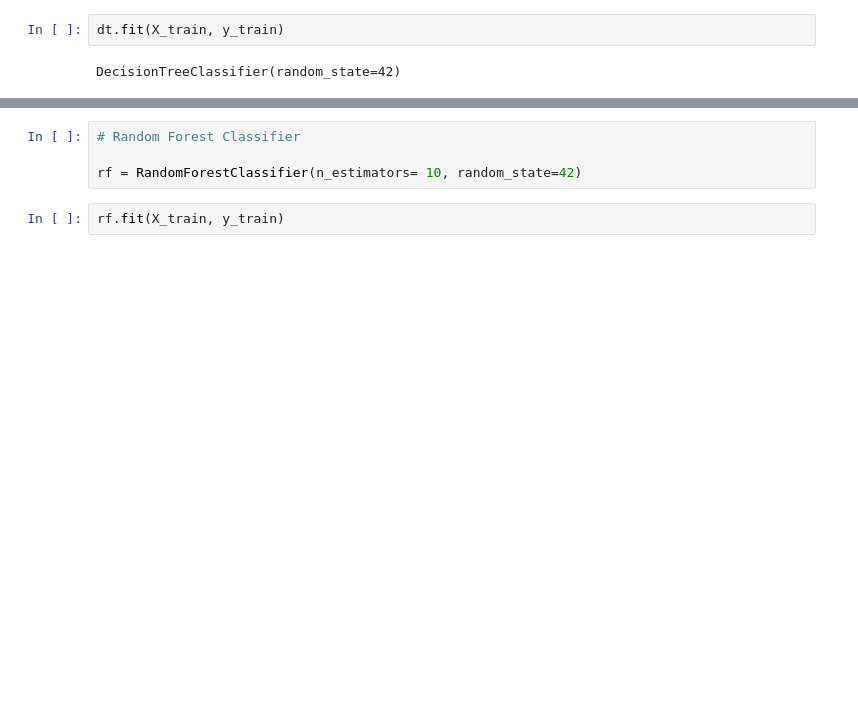
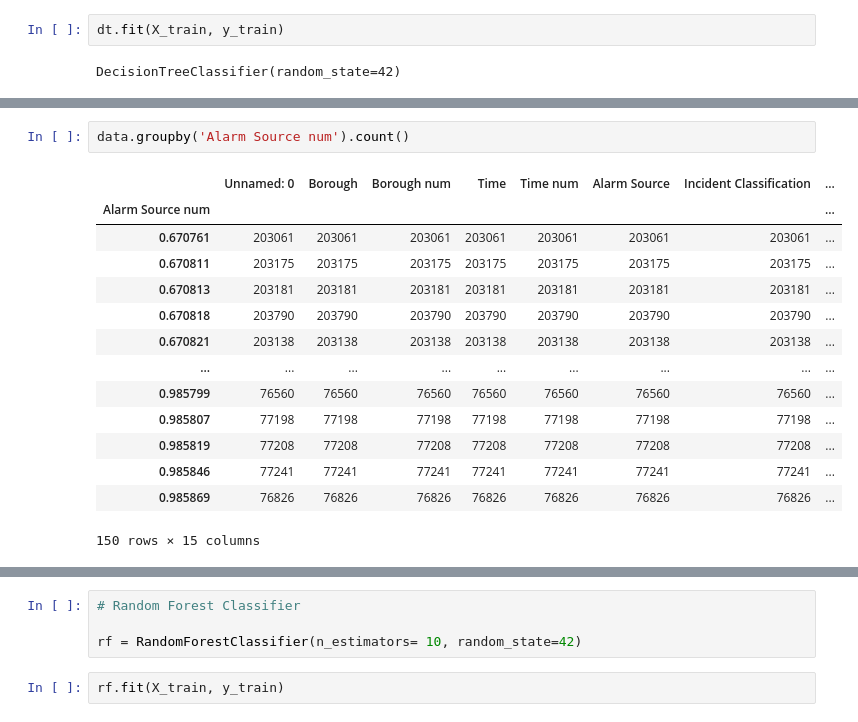
Before and after one commit to 415jason/NYC-Fire-Data, a Jupyter notebook: DTSC2302_ProjectCode.ipynb, the cells around one changed output, grey strips where cells are left out. Drawn from its saved outputs; the diff is of its cells as text; blank space fills up the shorter version.

```diff
--- a/DTSC2302_ProjectCode.ipynb
+++ b/DTSC2302_ProjectCode.ipynb
@@ -117,0 +98,17 @@ plt.show
+# %%
+data.groupby('Alarm Source num').count()
+# %% [output]
+|  | Unnamed: 0 | Borough | Borough num | Time | Time num | Alarm Source | Incident Classification | ... |
+| Alarm Source num |  |  |  |  |  |  |  | ... |
+| 0.670761 | 203061 | 203061 | 203061 | 203061 | 203061 | 203061 | 203061 | ... |
+| 0.670811 | 203175 | 203175 | 203175 | 203175 | 203175 | 203175 | 203175 | ... |
+| 0.670813 | 203181 | 203181 | 203181 | 203181 | 203181 | 203181 | 203181 | ... |
+| 0.670818 | 203790 | 203790 | 203790 | 203790 | 203790 | 203790 | 203790 | ... |
+| 0.670821 | 203138 | 203138 | 203138 | 203138 | 203138 | 203138 | 203138 | ... |
+| ... | ... | ... | ... | ... | ... | ... | ... | ... |
+| 0.985799 | 76560 | 76560 | 76560 | 76560 | 76560 | 76560 | 76560 | ... |
+| 0.985807 | 77198 | 77198 | 77198 | 77198 | 77198 | 77198 | 77198 | ... |
+| 0.985819 | 77208 | 77208 | 77208 | 77208 | 77208 | 77208 | 77208 | ... |
+| 0.985846 | 77241 | 77241 | 77241 | 77241 | 77241 | 77241 | 77241 | ... |
+| 0.985869 | 76826 | 76826 | 76826 | 76826 | 76826 | 76826 | 76826 | ... |
+150 rows × 15 columns
```
Also changed, not shown: parts of 24 cells of this notebook.
